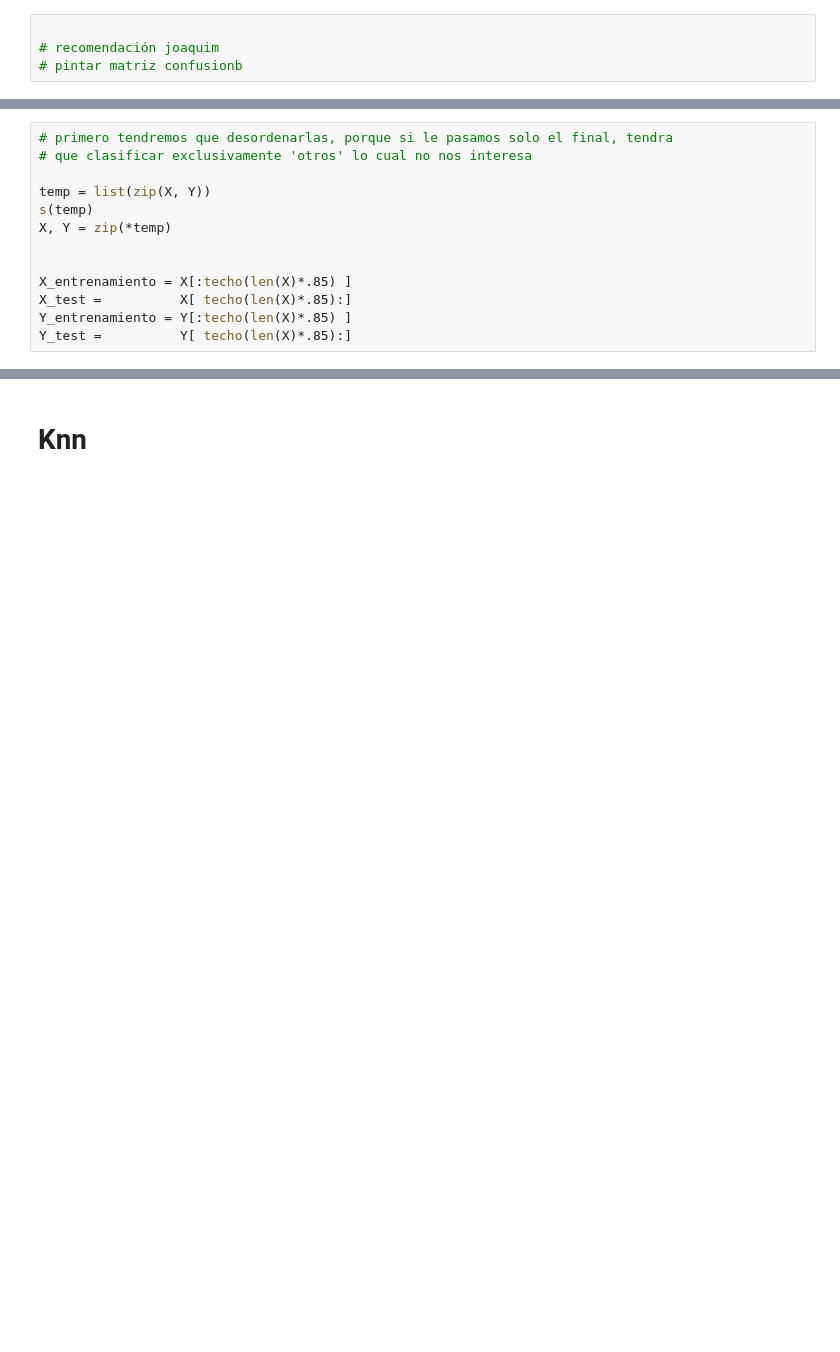
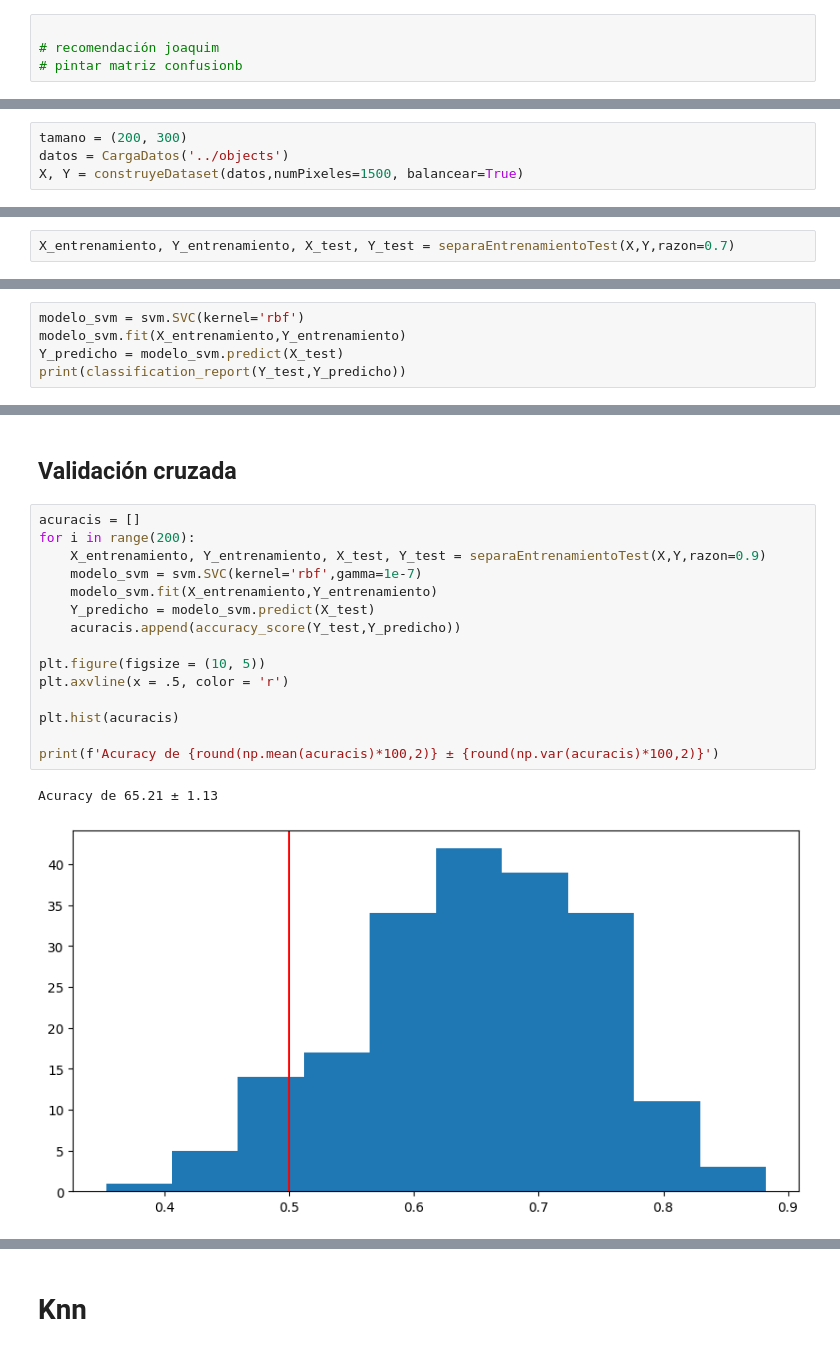
Before and after one commit to pabloChantada/PVC_investigacion, a Jupyter notebook: ej2.ipynb, the cells around one changed output, grey strips where cells are left out. Saved outputs shown, nothing was run; the diff lists cells and outputs as text; blank space fills up the shorter version.

```diff
--- a/ej2.ipynb
+++ b/ej2.ipynb
@@ -260,13 +200,0 @@ X = np.array([recortadoAleatorio(i, tamanoMinimo) for i in X])
-# %%
-# primero tendremos que desordenarlas, porque si le pasamos solo el final, tendra
-# que clasificar exclusivamente 'otros' lo cual no nos interesa
-
-temp = list(zip(X, Y))
-s(temp)
-X, Y = zip(*temp)
-
-
-X_entrenamiento = X[:techo(len(X)*.85) ]
-X_test =          X[ techo(len(X)*.85):]
-Y_entrenamiento = Y[:techo(len(X)*.85) ]
-Y_test =          Y[ techo(len(X)*.85):]
@@ -272,0 +301,4 @@ Y_test =          Y[ techo(len(X)*.85):]
+# %%
+tamano = (200, 300)
+datos = CargaDatos('../objects')
+X, Y = construyeDataset(datos,numPixeles=1500, balancear=True)
@@ -272,0 +316,2 @@ Y_test =          Y[ techo(len(X)*.85):]
+# %%
+X_entrenamiento, Y_entrenamiento, X_test, Y_test = separaEntrenamientoTest(X,Y,razon=0.7)
@@ -272,0 +321,5 @@ Y_test =          Y[ techo(len(X)*.85):]
+# %%
+modelo_svm = svm.SVC(kernel='rbf')
+modelo_svm.fit(X_entrenamiento,Y_entrenamiento)
+Y_predicho = modelo_svm.predict(X_test)
+print(classification_report(Y_test,Y_predicho))
@@ -272,0 +336,20 @@ Y_test =          Y[ techo(len(X)*.85):]
+# %% [markdown]
+## Validación cruzada
+# %%
+acuracis = []
+for i in range(200):
+    X_entrenamiento, Y_entrenamiento, X_test, Y_test = separaEntrenamientoTest(X,Y,razon=0.9)
+    modelo_svm = svm.SVC(kernel='rbf',gamma=1e-7)
+    modelo_svm.fit(X_entrenamiento,Y_entrenamiento)
+    Y_predicho = modelo_svm.predict(X_test)
+    acuracis.append(accuracy_score(Y_test,Y_predicho))
+
+plt.figure(figsize = (10, 5))
+plt.axvline(x = .5, color = 'r')
+
+plt.hist(acuracis)
+
+print(f'Acuracy de {round(np.mean(acuracis)*100,2)} ± {round(np.var(acuracis)*100,2)}')
+# %% [output]
+Acuracy de 65.21 ± 1.13
+[figure, added]
```
Also changed, not shown: parts of 35 cells of this notebook.
